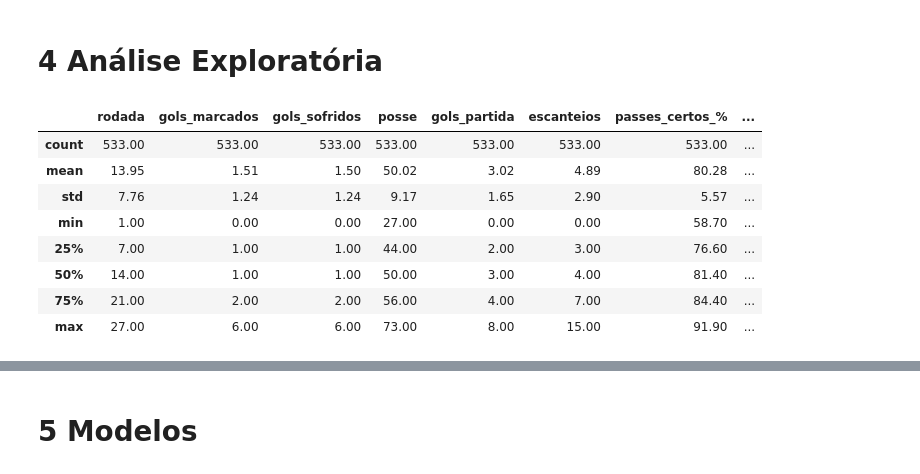
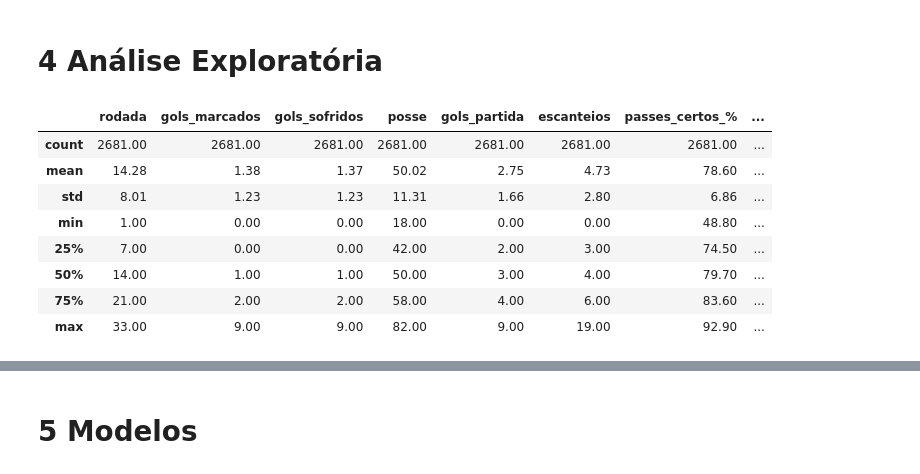
Before and after one commit to MarcosRMG/Estatisticas-de-Futebol, a Jupyter notebook: Estatisticas_do_Futebol.ipynb, the cells around one changed output, grey strips where cells are left out. Cells and saved outputs as stored; diff of their text form; code cells hidden in the pictures.

```diff
--- a/Estatisticas_do_Futebol.ipynb
+++ b/Estatisticas_do_Futebol.ipynb
@@ -316,0 +150,13 @@ dtype: object
+# %%
+fonte_liga_italiana = 'https://raw.githubusercontent.com/MarcosRMG/Estatisticas-de-Futebol/main/dados/italiano/rodadas_liga.csv'
+fonte_bundesliga = 'https://raw.githubusercontent.com/MarcosRMG/Estatisticas-de-Futebol/main/dados/bundesliga/rodadas_liga.csv'
+fonte_franca = 'https://raw.githubusercontent.com/MarcosRMG/Estatisticas-de-Futebol/main/dados/franca/rodadas_liga.csv'
+fonte_la_liga = 'https://raw.githubusercontent.com/MarcosRMG/Estatisticas-de-Futebol/main/dados/la_liga/rodadas_liga.csv'
+fonte_premier_league = 'https://raw.githubusercontent.com/MarcosRMG/Estatisticas-de-Futebol/main/dados/premier_league/rodadas_liga.csv'
+# %%
+liga_italiana = pd.read_csv(fonte_liga_italiana).iloc[:, 1:-1]
+bundesliga = pd.read_csv(fonte_bundesliga).iloc[:, 1:-1]
+franca = pd.read_csv(fonte_franca).iloc[:, 1:-1]
+la_liga = pd.read_csv(fonte_la_liga).iloc[:, 1:-1]
+premier = pd.read_csv(fonte_premier_league).iloc[:, 1:-1]
+todas_ligas = pd.concat([liga_italiana, bundesliga, franca, la_liga, premier])
@@ -387,17 +217,21 @@ liga_italiana.query('clube == "Inter" and oponente == "Benevento"')
+# %%
+# O preenchimento de 100 considera que o sistema defensivo funcionou mesmo não
+# havendo chute pelo adversário
+todas_ligas.fillna(100, inplace=True)
 # %% [markdown]
 # 4 Análise Exploratória
 # %%
-liga_italiana.describe().round(2)
+todas_ligas.describe().round(2)
 # %% [output]
 |  | rodada | gols_marcados | gols_sofridos | posse | gols_partida | escanteios | passes_certos_% | ... |
-| count | 533.00 | 533.00 | 533.00 | 533.00 | 533.00 | 533.00 | 533.00 | ... |
-| mean | 13.95 | 1.51 | 1.50 | 50.02 | 3.02 | 4.89 | 80.28 | ... |
-| std | 7.76 | 1.24 | 1.24 | 9.17 | 1.65 | 2.90 | 5.57 | ... |
-| min | 1.00 | 0.00 | 0.00 | 27.00 | 0.00 | 0.00 | 58.70 | ... |
-| 25% | 7.00 | 1.00 | 1.00 | 44.00 | 2.00 | 3.00 | 76.60 | ... |
-| 50% | 14.00 | 1.00 | 1.00 | 50.00 | 3.00 | 4.00 | 81.40 | ... |
-| 75% | 21.00 | 2.00 | 2.00 | 56.00 | 4.00 | 7.00 | 84.40 | ... |
-| max | 27.00 | 6.00 | 6.00 | 73.00 | 8.00 | 15.00 | 91.90 | ... |
+| count | 2681.00 | 2681.00 | 2681.00 | 2681.00 | 2681.00 | 2681.00 | 2681.00 | ... |
+| mean | 14.28 | 1.38 | 1.37 | 50.02 | 2.75 | 4.73 | 78.60 | ... |
+| std | 8.01 | 1.23 | 1.23 | 11.31 | 1.66 | 2.80 | 6.86 | ... |
+| min | 1.00 | 0.00 | 0.00 | 18.00 | 0.00 | 0.00 | 48.80 | ... |
+| 25% | 7.00 | 0.00 | 0.00 | 42.00 | 2.00 | 3.00 | 74.50 | ... |
+| 50% | 14.00 | 1.00 | 1.00 | 50.00 | 3.00 | 4.00 | 79.70 | ... |
+| 75% | 21.00 | 2.00 | 2.00 | 58.00 | 4.00 | 6.00 | 83.60 | ... |
+| max | 33.00 | 9.00 | 9.00 | 82.00 | 9.00 | 19.00 | 92.90 | ... |
 # %%
 mask = np.zeros_like(liga_italiana.corr())
 mask[np.triu_indices_from(mask)] = True
```
Also changed, not shown: parts of 134 cells of this notebook.
